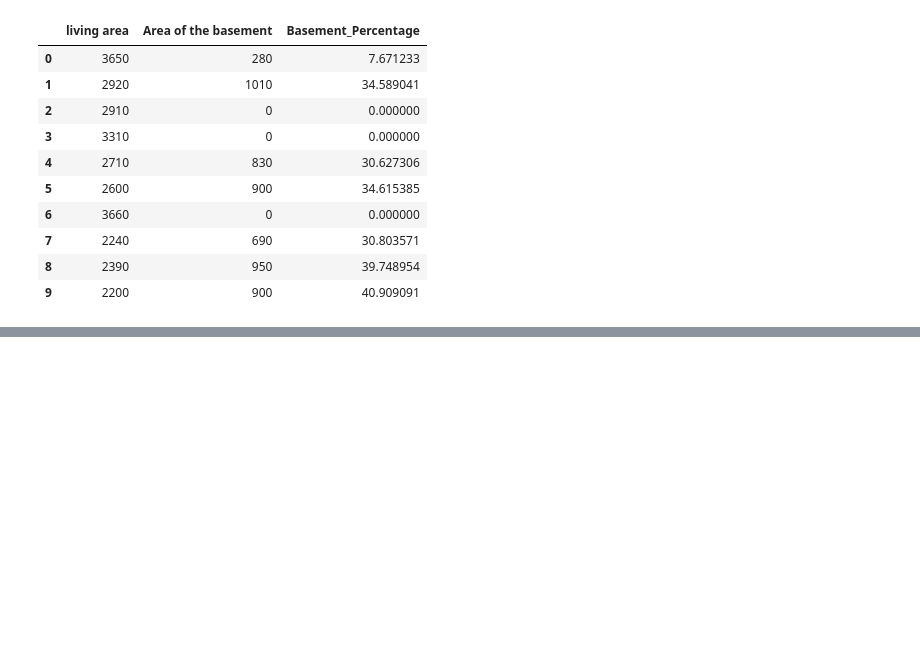
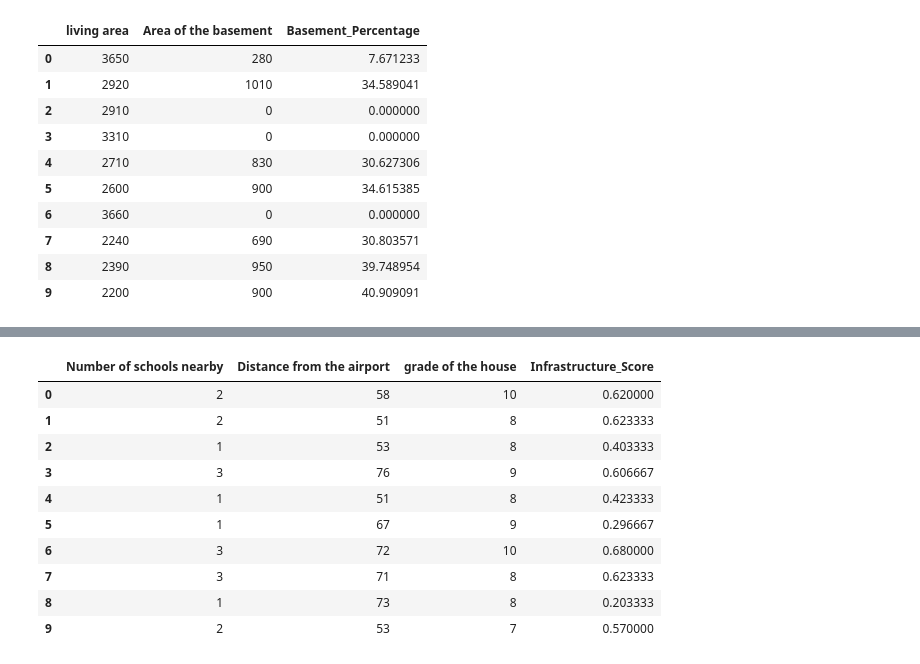
Before and after one commit to patelshivam109/AI-Powered-Real-Estate-Intelligence-Valuation-Investment-Recommendation-Platform, a Jupyter notebook: notebooks/01_data_cleaning.ipynb, the cells around one changed output, grey strips where cells are left out. Drawn from its saved outputs; the diff is of its cells as text; code cells hidden in the pictures; blank space fills up the shorter version.

Commit message:
Created infrastructure score feature

```diff
--- a/notebooks/01_data_cleaning.ipynb
+++ b/notebooks/01_data_cleaning.ipynb
@@ -279,0 +300,43 @@ df_a[
+# %%
+from sklearn.preprocessing import MinMaxScaler
+
+scaler = MinMaxScaler()
+
+df_a["schools_norm"] = scaler.fit_transform(
+    df_a[["Number of schools nearby"]]
+)
+
+df_a["airport_norm"] = 1 - scaler.fit_transform(
+    df_a[["Distance from the airport"]]
+)
+
+df_a["grade_norm"] = scaler.fit_transform(
+    df_a[["grade of the house"]]
+)
+
+df_a["Infrastructure_Score"] = (
+    0.4 * df_a["schools_norm"] +
+    0.3 * df_a["airport_norm"] +
+    0.3 * df_a["grade_norm"]
+)
+# %%
+df_a[
+    [
+        "Number of schools nearby",
+        "Distance from the airport",
+        "grade of the house",
+        "Infrastructure_Score"
+    ]
+].head(10)
+# %% [output]
+|  | Number of schools nearby | Distance from the airport | grade of the house | Infrastructure_Score |
+| 0 | 2 | 58 | 10 | 0.620000 |
+| 1 | 2 | 51 | 8 | 0.623333 |
+| 2 | 1 | 53 | 8 | 0.403333 |
+| 3 | 3 | 76 | 9 | 0.606667 |
+| 4 | 1 | 51 | 8 | 0.423333 |
+| 5 | 1 | 67 | 9 | 0.296667 |
+| 6 | 3 | 72 | 10 | 0.680000 |
+| 7 | 3 | 71 | 8 | 0.623333 |
+| 8 | 1 | 73 | 8 | 0.203333 |
+| 9 | 2 | 53 | 7 | 0.570000 |
```
Also changed, not shown: parts of 2 cells of this notebook.
